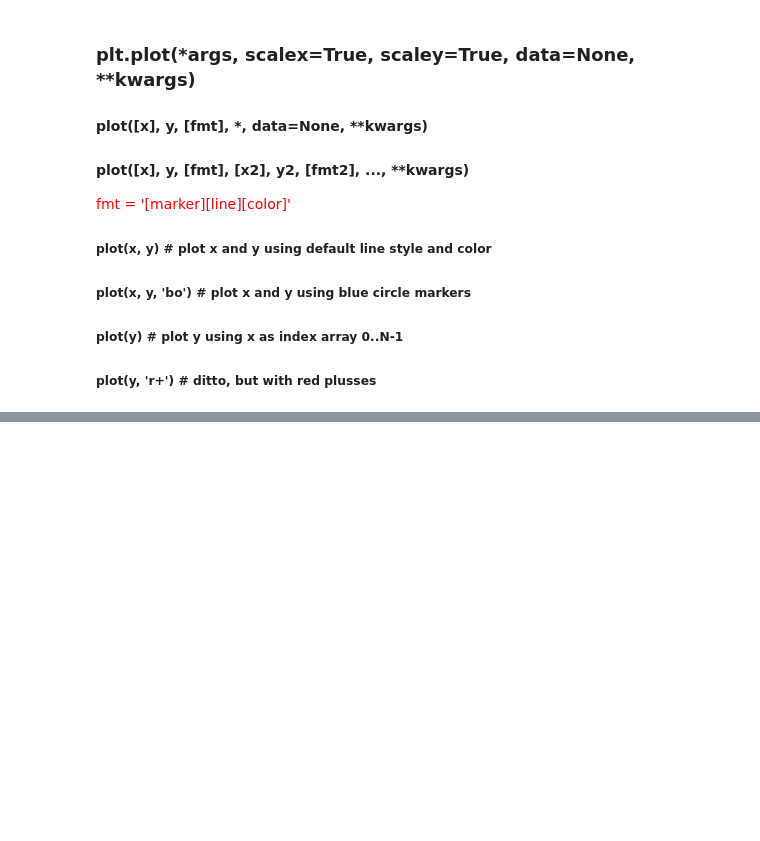
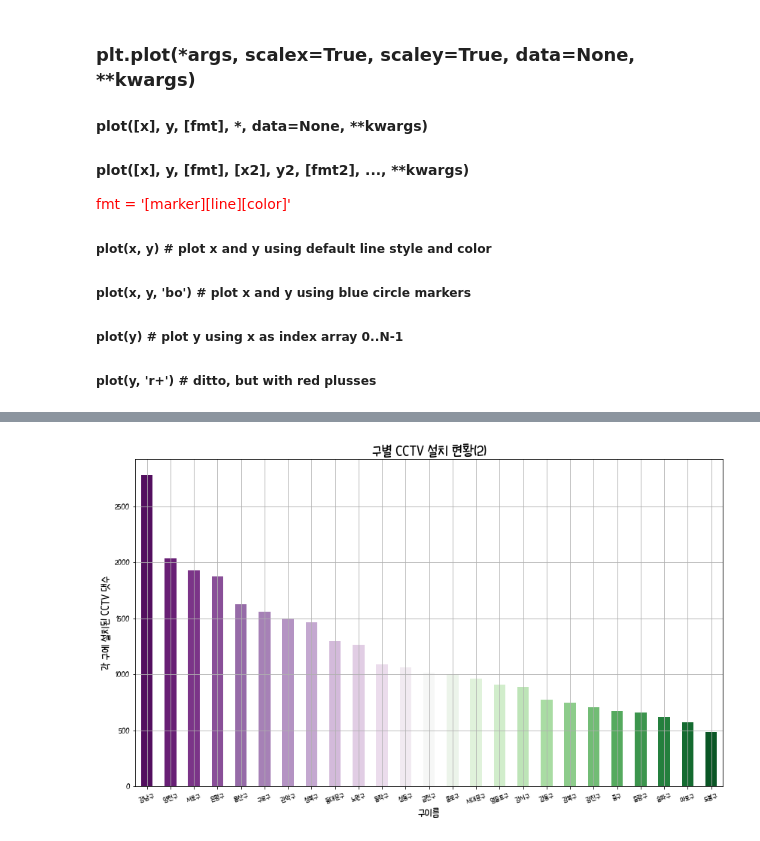
Before and after one commit to Hyun-JaeUng/Python-practice, a Jupyter notebook: exam7.ipynb, the cells around one changed output, grey strips where cells are left out. Cells and saved outputs as stored; diff of their text form; code cells hidden in the pictures; blank space fills up the shorter version.

```diff
--- a/exam7.ipynb
+++ b/exam7.ipynb
@@ -1679,3 +1810,14 @@ plt.show()
+# %%
+mycolors = sns.color_palette('PRGn',len(data_result['CCTV수']))
+plt.figure(figsize=(14,8))
+data_result.sort_values(by='CCTV수', ascending=False, inplace=True)
+data_result['CCTV수'].plot(kind='bar', grid=True, color=mycolors, rot=20)
+plt.ylabel('각 구에 설치된 CCTV 댓수', size=15)
+plt.xlabel('구이름', size=15)
+plt.title('구별 CCTV 설치 현황(2)', size=20)
+plt.show()
+# %% [output]
+[figure, added]
 # %% [markdown]
 ![Seaborn image](images/seaborn.png)
 # %%
```
Also changed, not shown: parts of 54 cells of this notebook.
